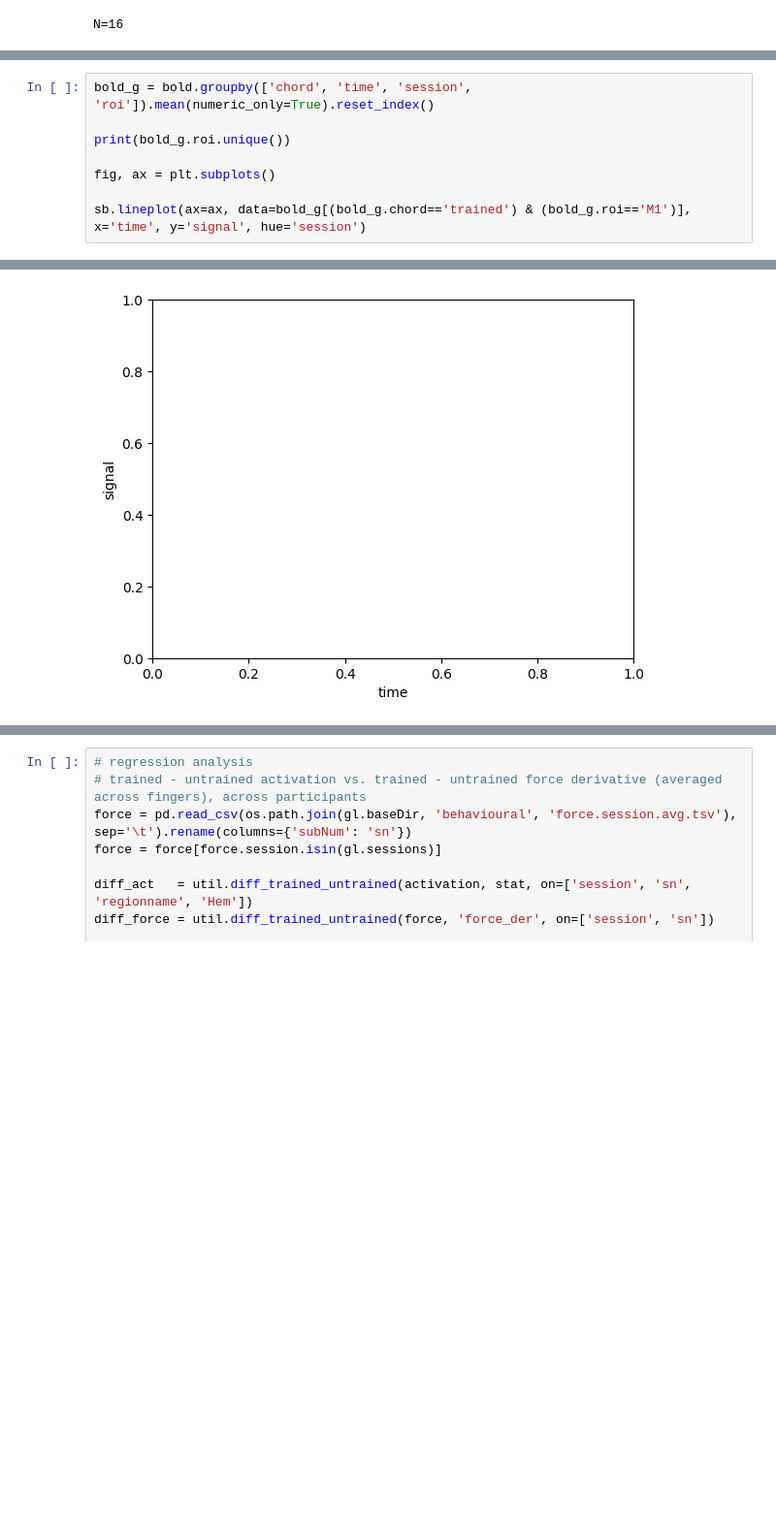
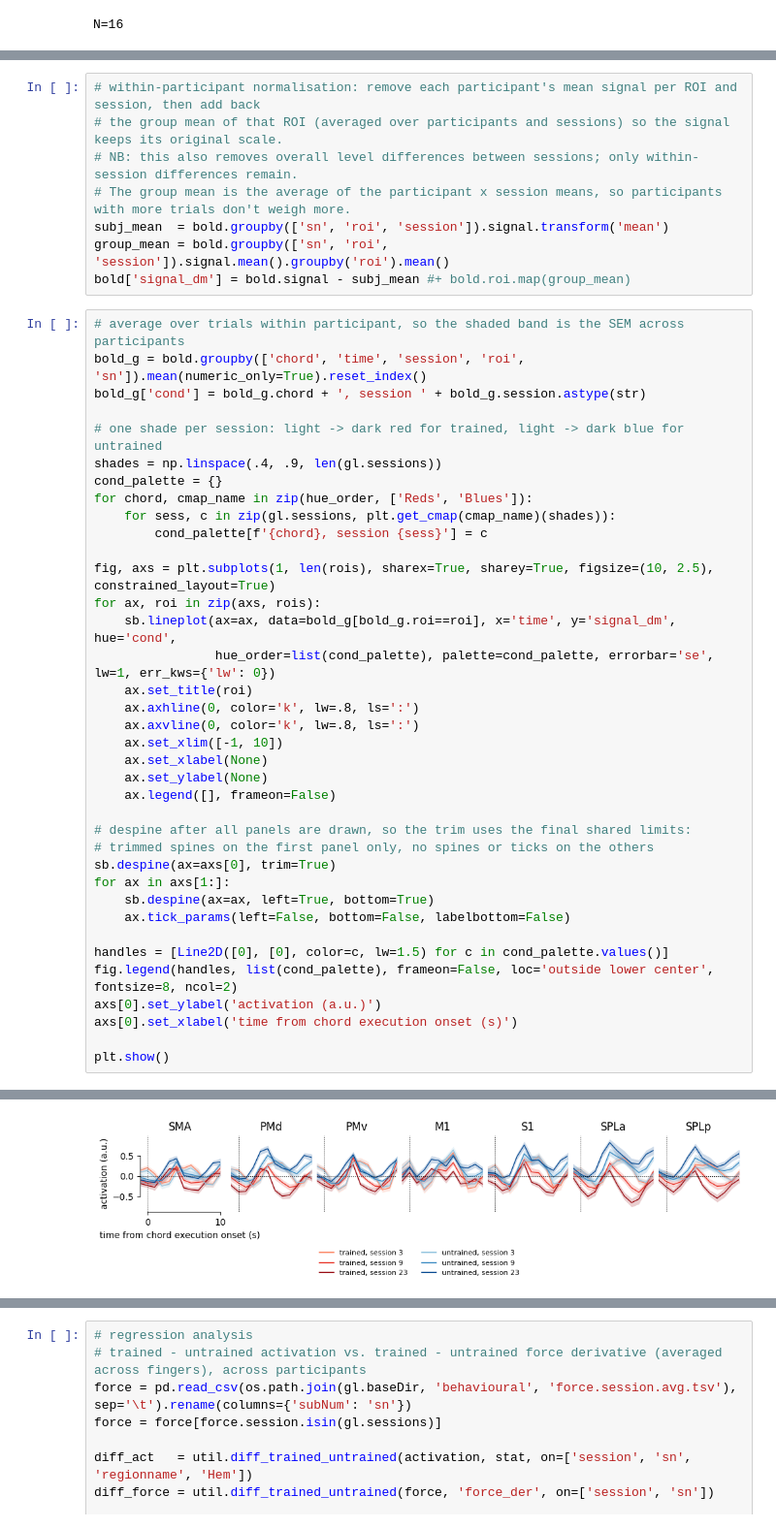
Before and after one commit to mnlmrc/EFC_learningfMRI, a Jupyter notebook: notebooks/02_activation.ipynb, the cells around one changed output, grey strips where cells are left out. Shown at 97% size. Cells and saved outputs as stored; diff of their text form; blank space fills up the shorter version.

```diff
--- a/notebooks/02_activation.ipynb
+++ b/notebooks/02_activation.ipynb
@@ -46,9 +40,46 @@ Index(['chordID', 'session', 'chord', 'time', 'signal', 'sn', 'roi', 'Hem'], dty
+# %%
+# within-participant normalisation: remove each participant's mean signal per ROI and session, then add back
+# the group mean of that ROI (averaged over participants and sessions) so the signal keeps its original scale.
+# NB: this also removes overall level differences between sessions; only within-session differences remain.
+# The group mean is the average of the participant x session means, so participants with more trials don't weigh more.
+subj_mean  = bold.groupby(['sn', 'roi', 'session']).signal.transform('mean')
+group_mean = bold.groupby(['sn', 'roi', 'session']).signal.mean().groupby('roi').mean()
+bold['signal_dm'] = bold.signal - subj_mean #+ bold.roi.map(group_mean)
 # %%
-bold_g = bold.groupby(['chord', 'time', 'session', 'roi']).mean(numeric_only=True).reset_index()
+# average over trials within participant, so the shaded band is the SEM across participants
+bold_g = bold.groupby(['chord', 'time', 'session', 'roi', 'sn']).mean(numeric_only=True).reset_index()
+bold_g['cond'] = bold_g.chord + ', session ' + bold_g.session.astype(str)
 
-print(bold_g.roi.unique())
+# one shade per session: light -> dark red for trained, light -> dark blue for untrained
+shades = np.linspace(.4, .9, len(gl.sessions))
+cond_palette = {}
+for chord, cmap_name in zip(hue_order, ['Reds', 'Blues']):
+    for sess, c in zip(gl.sessions, plt.get_cmap(cmap_name)(shades)):
+        cond_palette[f'{chord}, session {sess}'] = c
 
-fig, ax = plt.subplots()
+fig, axs = plt.subplots(1, len(rois), sharex=True, sharey=True, figsize=(10, 2.5), constrained_layout=True)
+for ax, roi in zip(axs, rois):
+    sb.lineplot(ax=ax, data=bold_g[bold_g.roi==roi], x='time', y='signal_dm', hue='cond',
+                hue_order=list(cond_palette), palette=cond_palette, errorbar='se', lw=1, err_kws={'lw': 0})
+    ax.set_title(roi)
+    ax.axhline(0, color='k', lw=.8, ls=':')
+    ax.axvline(0, color='k', lw=.8, ls=':')
+    ax.set_xlim([-1, 10])
+    ax.set_xlabel(None)
+    ax.set_ylabel(None)
+    ax.legend([], frameon=False)
 
-sb.lineplot(ax=ax, data=bold_g[(bold_g.chord=='trained') & (bold_g.roi=='M1')], x='time', y='signal', hue='session')
+# despine after all panels are drawn, so the trim uses the final shared limits:
+# trimmed spines on the first panel only, no spines or ticks on the others
+sb.despine(ax=axs[0], trim=True)
+for ax in axs[1:]:
+    sb.despine(ax=ax, left=True, bottom=True)
+    ax.tick_params(left=False, bottom=False, labelbottom=False)
+
+handles = [Line2D([0], [0], color=c, lw=1.5) for c in cond_palette.values()]
+fig.legend(handles, list(cond_palette), frameon=False, loc='outside lower center', fontsize=8, ncol=2)
+axs[0].set_ylabel('activation (a.u.)')
+axs[0].set_xlabel('time from chord execution onset (s)')
+
+plt.show()
 # %% [output]
@@ -57,4 +86,4 @@ sb.lineplot(ax=ax, data=bold_g[(bold_g.chord=='trained') & (bold_g.roi=='M1')],
-[figure, old version]
+[figure, new version]
 # %% [markdown]
 ## Activation vs. baseline (ROI-based)
 
```
Also changed, not shown: parts of 8 cells of this notebook, 3 other files.
